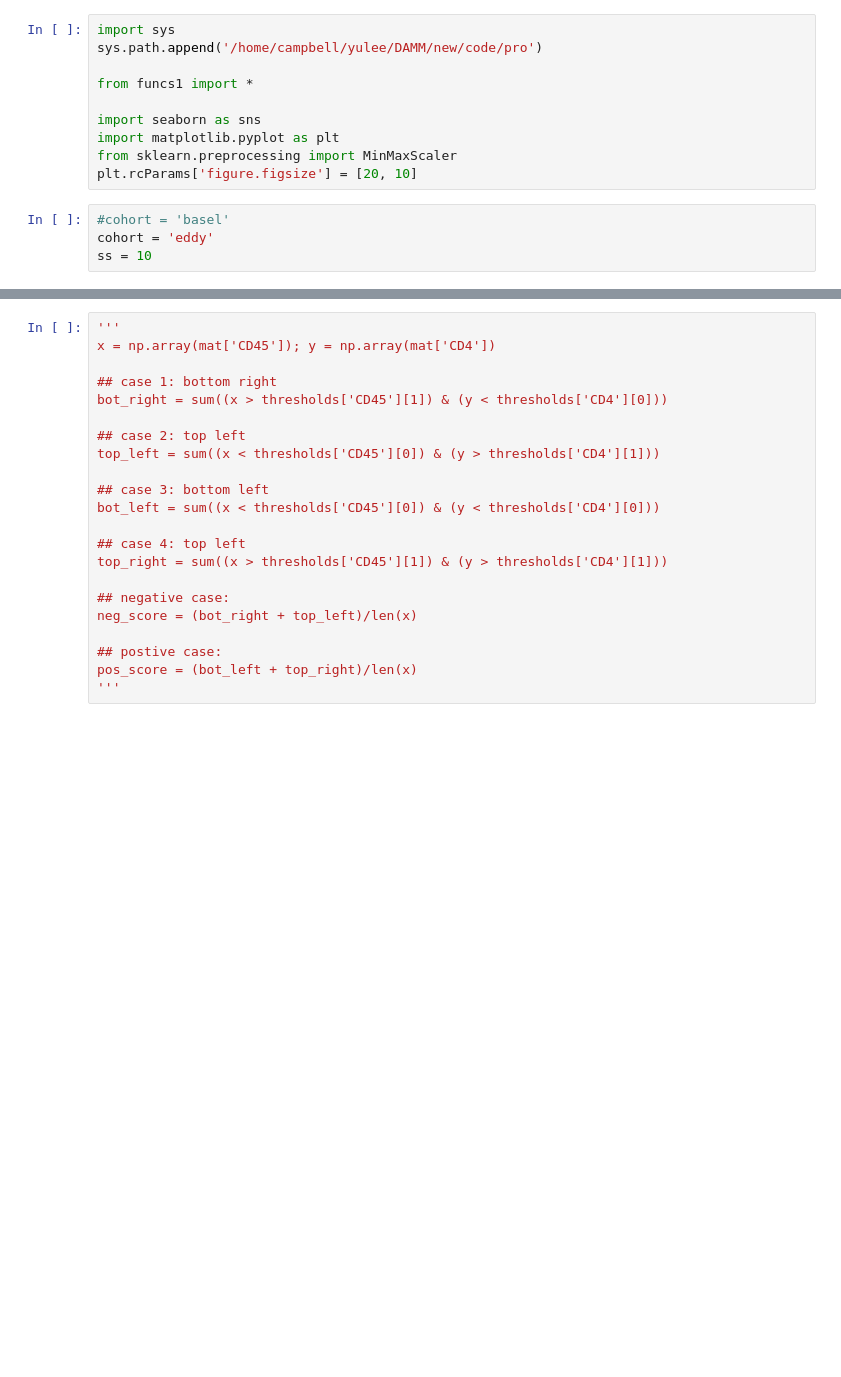
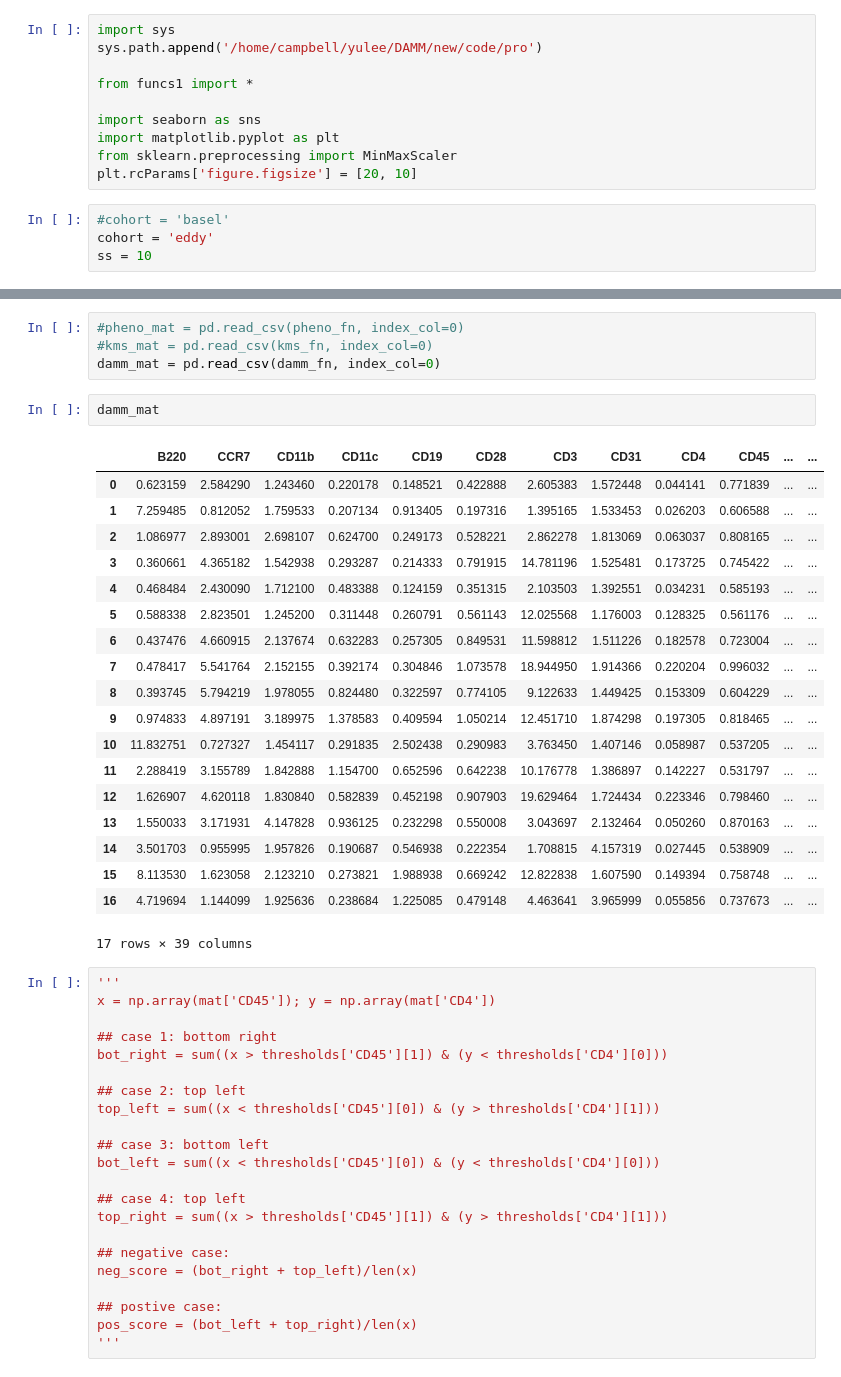
Before and after one commit to camlab-bioml/starling, a Jupyter notebook: correlation_alternative.ipynb, the cells around one changed output, grey strips where cells are left out. Saved outputs shown, nothing was run; the diff lists cells and outputs as text; blank space fills up the shorter version.

```diff
--- a/correlation_alternative.ipynb
+++ b/correlation_alternative.ipynb
@@ -70,3 +75,29 @@ thresholds = pd.DataFrame(np.quantile(trY, [0.25, 0.75], axis=0), columns = pret
+# %%
+#pheno_mat = pd.read_csv(pheno_fn, index_col=0)
+#kms_mat = pd.read_csv(kms_fn, index_col=0)
+damm_mat = pd.read_csv(damm_fn, index_col=0)
+# %%
+damm_mat
+# %% [output]
+|  | B220 | CCR7 | CD11b | CD11c | CD19 | CD28 | CD3 | CD31 | CD4 | CD45 | ... | ... |
+| 0 | 0.623159 | 2.584290 | 1.243460 | 0.220178 | 0.148521 | 0.422888 | 2.605383 | 1.572448 | 0.044141 | 0.771839 | ... | ... |
+| 1 | 7.259485 | 0.812052 | 1.759533 | 0.207134 | 0.913405 | 0.197316 | 1.395165 | 1.533453 | 0.026203 | 0.606588 | ... | ... |
+| 2 | 1.086977 | 2.893001 | 2.698107 | 0.624700 | 0.249173 | 0.528221 | 2.862278 | 1.813069 | 0.063037 | 0.808165 | ... | ... |
+| 3 | 0.360661 | 4.365182 | 1.542938 | 0.293287 | 0.214333 | 0.791915 | 14.781196 | 1.525481 | 0.173725 | 0.745422 | ... | ... |
+| 4 | 0.468484 | 2.430090 | 1.712100 | 0.483388 | 0.124159 | 0.351315 | 2.103503 | 1.392551 | 0.034231 | 0.585193 | ... | ... |
+| 5 | 0.588338 | 2.823501 | 1.245200 | 0.311448 | 0.260791 | 0.561143 | 12.025568 | 1.176003 | 0.128325 | 0.561176 | ... | ... |
+| 6 | 0.437476 | 4.660915 | 2.137674 | 0.632283 | 0.257305 | 0.849531 | 11.598812 | 1.511226 | 0.182578 | 0.723004 | ... | ... |
+| 7 | 0.478417 | 5.541764 | 2.152155 | 0.392174 | 0.304846 | 1.073578 | 18.944950 | 1.914366 | 0.220204 | 0.996032 | ... | ... |
+| 8 | 0.393745 | 5.794219 | 1.978055 | 0.824480 | 0.322597 | 0.774105 | 9.122633 | 1.449425 | 0.153309 | 0.604229 | ... | ... |
+| 9 | 0.974833 | 4.897191 | 3.189975 | 1.378583 | 0.409594 | 1.050214 | 12.451710 | 1.874298 | 0.197305 | 0.818465 | ... | ... |
+| 10 | 11.832751 | 0.727327 | 1.454117 | 0.291835 | 2.502438 | 0.290983 | 3.763450 | 1.407146 | 0.058987 | 0.537205 | ... | ... |
+| 11 | 2.288419 | 3.155789 | 1.842888 | 1.154700 | 0.652596 | 0.642238 | 10.176778 | 1.386897 | 0.142227 | 0.531797 | ... | ... |
+| 12 | 1.626907 | 4.620118 | 1.830840 | 0.582839 | 0.452198 | 0.907903 | 19.629464 | 1.724434 | 0.223346 | 0.798460 | ... | ... |
+| 13 | 1.550033 | 3.171931 | 4.147828 | 0.936125 | 0.232298 | 0.550008 | 3.043697 | 2.132464 | 0.050260 | 0.870163 | ... | ... |
+| 14 | 3.501703 | 0.955995 | 1.957826 | 0.190687 | 0.546938 | 0.222354 | 1.708815 | 4.157319 | 0.027445 | 0.538909 | ... | ... |
+| 15 | 8.113530 | 1.623058 | 2.123210 | 0.273821 | 1.988938 | 0.669242 | 12.822838 | 1.607590 | 0.149394 | 0.758748 | ... | ... |
+| 16 | 4.719694 | 1.144099 | 1.925636 | 0.238684 | 1.225085 | 0.479148 | 4.463641 | 3.965999 | 0.055856 | 0.737673 | ... | ... |
+17 rows × 39 columns
 # %%
 '''
 x = np.array(mat['CD45']); y = np.array(mat['CD4'])
```
Also changed, not shown: parts of 8 cells of this notebook.
